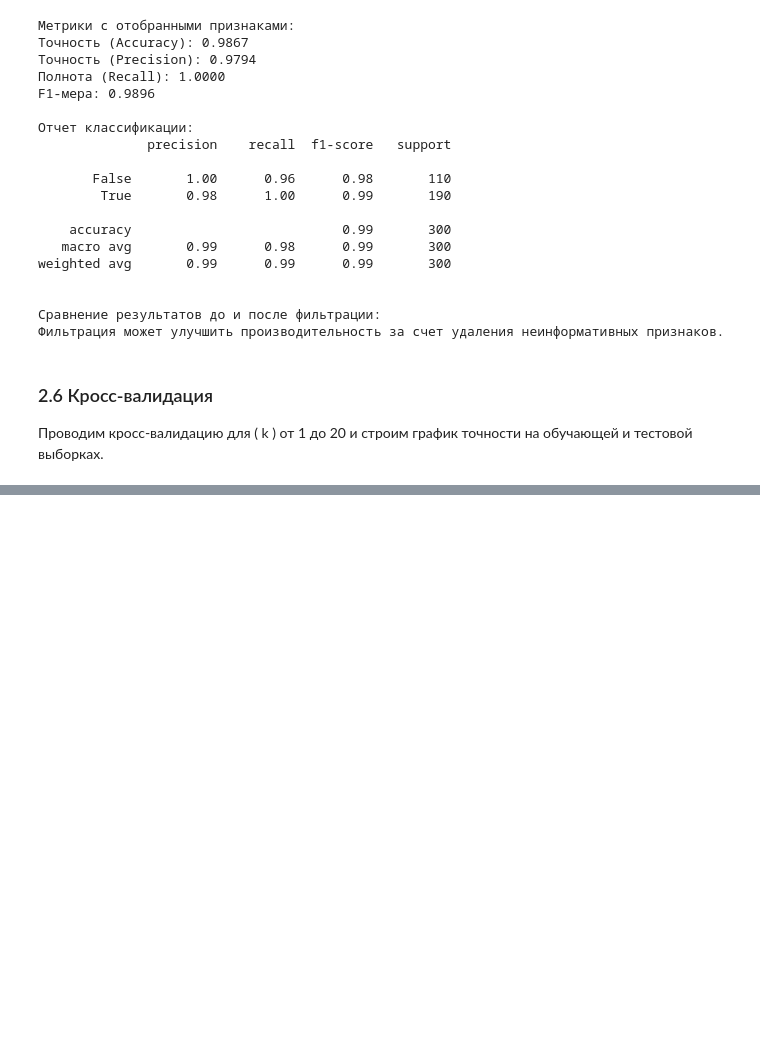
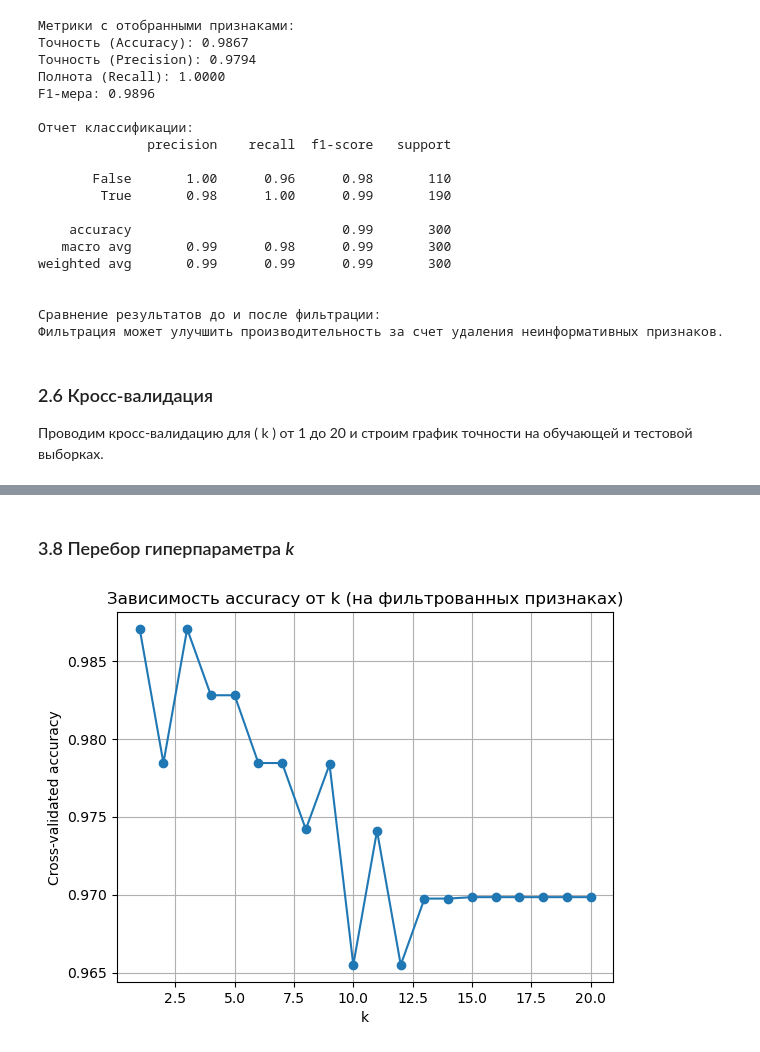
Before and after one commit to cfaring/ait-2025, a Jupyter notebook: lab3/lab_3_kNN_classification.ipynb, the cells around one changed output, grey strips where cells are left out. Saved outputs shown, nothing was run; the diff lists cells and outputs as text; code cells hidden in the pictures; blank space fills up the shorter version.

```diff
--- a/lab3/lab_3_kNN_classification.ipynb
+++ b/lab3/lab_3_kNN_classification.ipynb
@@ -542,0 +374,6 @@ F1-мера: 0.5380
+# %%
+from sklearn.neighbors import KNeighborsClassifier
+
+knn = KNeighborsClassifier(n_neighbors=5)
+knn.fit(X_train, y_train)
+y_pred = knn.predict(X_test)
@@ -542,0 +429,18 @@ F1-мера: 0.5380
+# %%
+# Используем только отфильтрованные признаки
+X_filtered = df[selected_features]
+X_filtered_scaled = scaler.fit_transform(X_filtered)
+
+# Разделим на обучающую и тестовую выборки
+X_train_f, X_test_f, y_train_f, y_test_f = train_test_split(
+    X_filtered_scaled, y, test_size=0.3, random_state=42, stratify=y
+)
+
+# Обучение kNN
+knn_filtered = KNeighborsClassifier(n_neighbors=5)
+knn_filtered.fit(X_train_f, y_train_f)
+y_pred_f = knn_filtered.predict(X_test_f)
+
+# Метрики
+print("Accuracy (фильтрованные признаки):", accuracy_score(y_test_f, y_pred_f))
+print(classification_report(y_test_f, y_pred_f))
@@ -542,0 +458,23 @@ F1-мера: 0.5380
+# %% [markdown]
+### 3.8 Перебор гиперпараметра *k*
+# %%
+from sklearn.model_selection import cross_val_score
+
+accuracies = []
+k_range = range(1, 21)
+
+for k in k_range:
+    knn = KNeighborsClassifier(n_neighbors=k)
+    # Кросс-валидация на тренировочной части (X_train_f)
+    scores = cross_val_score(knn, X_train_f, y_train_f, cv=5, scoring='accuracy')
+    accuracies.append(scores.mean())
+
+# Построение графика
+plt.plot(k_range, accuracies, marker='o')
+plt.xlabel('k')
+plt.ylabel('Cross-validated accuracy')
+plt.title('Зависимость accuracy от k (на фильтрованных признаках)')
+plt.grid(True)
+plt.show()
+# %% [output]
+[figure, added]
```
Also changed, not shown: parts of 27 cells of this notebook.
